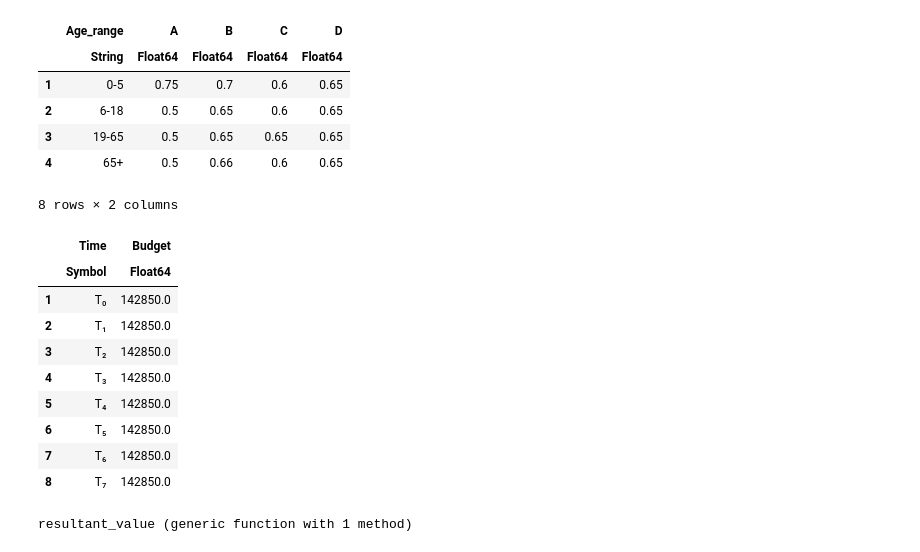
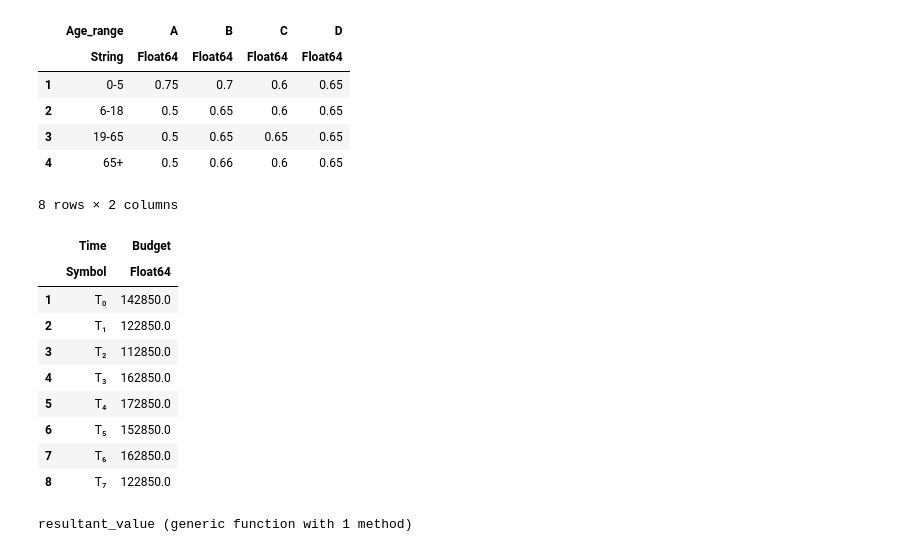
Before and after one commit to adubredu/dyn_project, a Jupyter notebook: tvilp.ipynb, the cells around one changed output. Saved outputs shown, nothing was run; the diff lists cells and outputs as text; code cells hidden in the pictures.

Commit message:
updated budget

```diff
--- a/tvilp.ipynb
+++ b/tvilp.ipynb
@@ -63,19 +73,19 @@ effectiveness_per_population = DataFrame(Age_range=["0-5", "6-18", "19-65","65+"
 | 4 | 65+ | 0.5 | 0.66 | 0.6 | 0.65 |
 # %%
 budget_per_time = DataFrame(Time=[:T₀, :T₁, :T₂, :T₃, :T₄, :T₅, :T₆, :T₇ ],
-                            Budget=[142850., 142850., 142850., 142850., 142850., 142850., 142850., 142850.])
+                            Budget=[142850., 122850., 112850., 162850., 172850., 152850., 162850., 122850.])
 # %% [output]
 8 rows × 2 columns
 |  | Time | Budget |
 |  | Symbol | Float64 |
 | 1 | T₀ | 142850.0 |
-| 2 | T₁ | 142850.0 |
-| 3 | T₂ | 142850.0 |
-| 4 | T₃ | 142850.0 |
-| 5 | T₄ | 142850.0 |
-| 6 | T₅ | 142850.0 |
-| 7 | T₆ | 142850.0 |
-| 8 | T₇ | 142850.0 |
+| 2 | T₁ | 122850.0 |
+| 3 | T₂ | 112850.0 |
+| 4 | T₃ | 162850.0 |
+| 5 | T₄ | 172850.0 |
+| 6 | T₅ | 152850.0 |
+| 7 | T₆ | 162850.0 |
+| 8 | T₇ | 122850.0 |
 # %%
 function resultant_value(vaccine_type)
     col_ind = findall(x->x==vaccine_type, cost_and_effectiveness[:,names(cost_and_effectiveness)[1]])[1]
```
Also changed, not shown: parts of 2 cells of this notebook.
